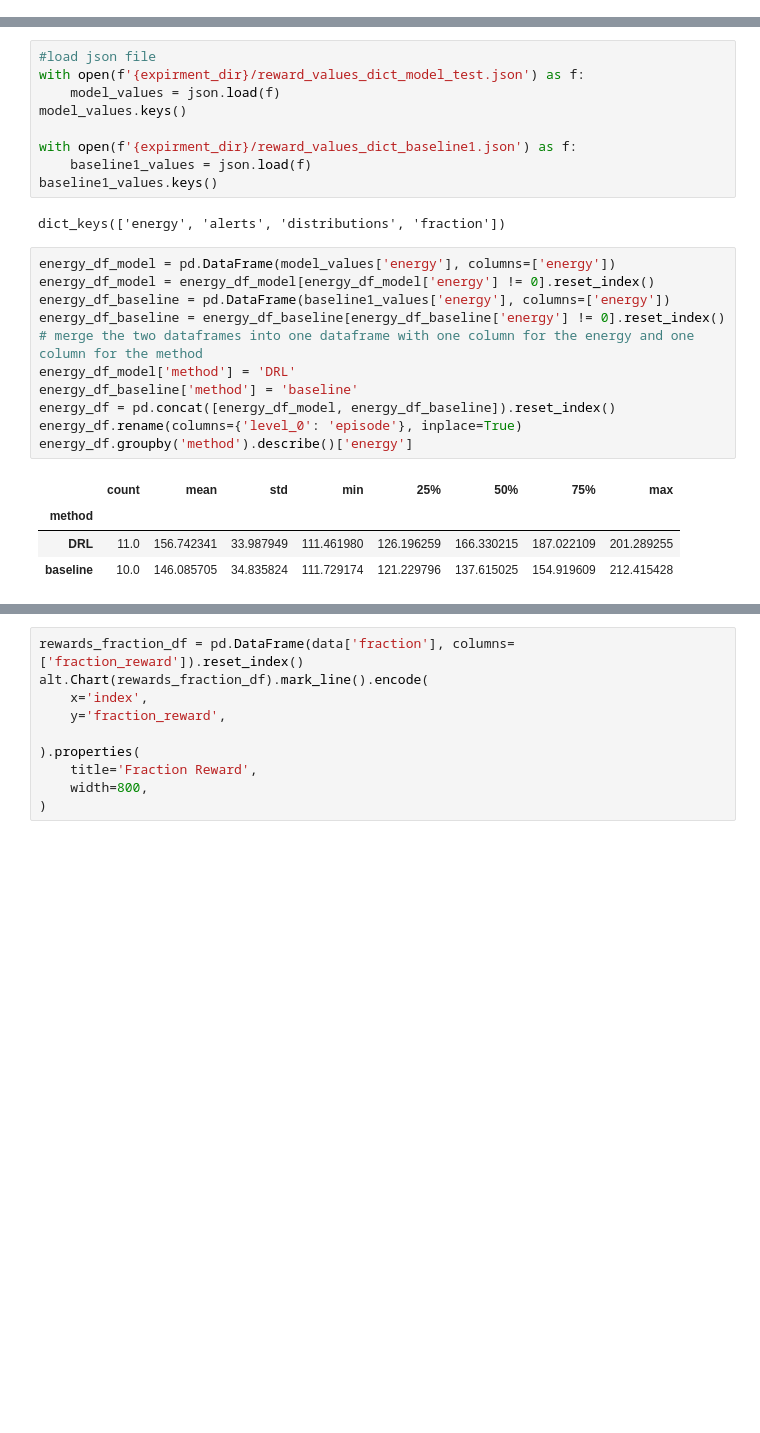
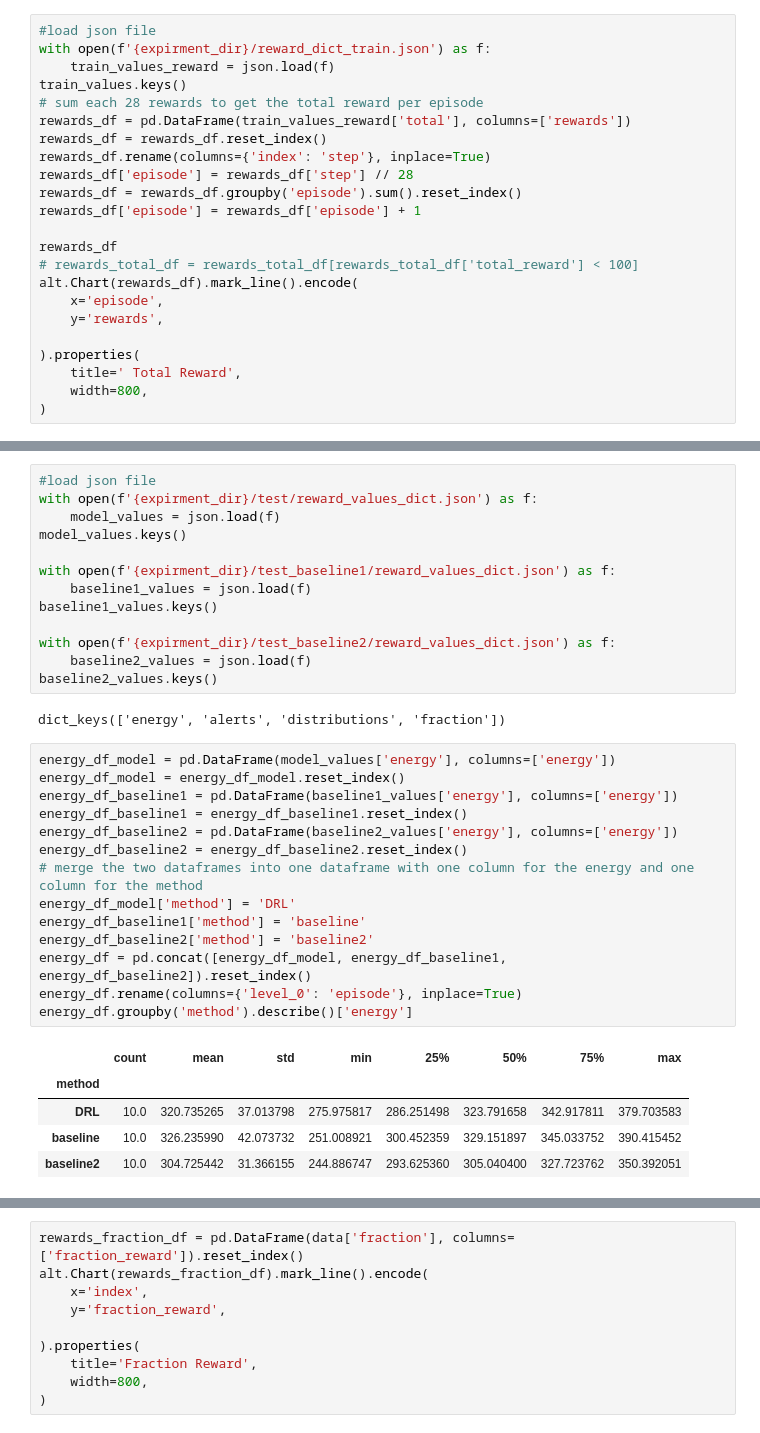
Before and after one commit to sapirani/GreenSecurityMeasurementAndOptimizationFramework, a Jupyter notebook: SplunkResearch/model/splunk_analysis.ipynb, the cells around one changed output, grey strips where cells are left out. Saved outputs shown, nothing was run; the diff lists cells and outputs as text; blank space fills up the shorter version.

```diff
--- a/SplunkResearch/model/splunk_analysis.ipynb
+++ b/SplunkResearch/model/splunk_analysis.ipynb
@@ -32,3 +32,26 @@ dict_keys(['energy', 'alerts', 'distributions', 'fraction'])
 energy_df_model_train = pd.DataFrame(train_values['energy'], columns=['energy'])
 energy_df_model_train = energy_df_model_train[energy_df_model_train['energy'] != 0].reset_index()
 energy_df_model_train.rename(columns={'index': 'episode'}, inplace=True)
+# %%
+#load json file
+with open(f'{expirment_dir}/reward_dict_train.json') as f:
+    train_values_reward = json.load(f)
+train_values.keys()
+# sum each 28 rewards to get the total reward per episode
+rewards_df = pd.DataFrame(train_values_reward['total'], columns=['rewards'])
+rewards_df = rewards_df.reset_index()
+rewards_df.rename(columns={'index': 'step'}, inplace=True)
+rewards_df['episode'] = rewards_df['step'] // 28
+rewards_df = rewards_df.groupby('episode').sum().reset_index()
+rewards_df['episode'] = rewards_df['episode'] + 1
+
+rewards_df
+# rewards_total_df = rewards_total_df[rewards_total_df['total_reward'] < 100]
+alt.Chart(rewards_df).mark_line().encode(
+    x='episode',
+    y='rewards',
+
+).properties(
+    title=' Total Reward',
+    width=800,
+)
@@ -45,27 +97,35 @@ alt.Chart(energy_df_model_train).mark_line().encode(
 # %%
 #load json file
-with open(f'{expirment_dir}/reward_values_dict_model_test.json') as f:
+with open(f'{expirment_dir}/test/reward_values_dict.json') as f:
     model_values = json.load(f)
 model_values.keys()
 
-with open(f'{expirment_dir}/reward_values_dict_baseline1.json') as f:
+with open(f'{expirment_dir}/test_baseline1/reward_values_dict.json') as f:
     baseline1_values = json.load(f)
 baseline1_values.keys()
+
+with open(f'{expirment_dir}/test_baseline2/reward_values_dict.json') as f:
+    baseline2_values = json.load(f)
+baseline2_values.keys()
 # %% [output]
 dict_keys(['energy', 'alerts', 'distributions', 'fraction'])
 # %%
 energy_df_model = pd.DataFrame(model_values['energy'], columns=['energy'])
-energy_df_model = energy_df_model[energy_df_model['energy'] != 0].reset_index()
-energy_df_baseline = pd.DataFrame(baseline1_values['energy'], columns=['energy'])
-energy_df_baseline = energy_df_baseline[energy_df_baseline['energy'] != 0].reset_index()
+energy_df_model = energy_df_model.reset_index()
+energy_df_baseline1 = pd.DataFrame(baseline1_values['energy'], columns=['energy'])
+energy_df_baseline1 = energy_df_baseline1.reset_index()
+energy_df_baseline2 = pd.DataFrame(baseline2_values['energy'], columns=['energy'])
+energy_df_baseline2 = energy_df_baseline2.reset_index()
 # merge the two dataframes into one dataframe with one column for the energy and one column for the method
 energy_df_model['method'] = 'DRL'
-energy_df_baseline['method'] = 'baseline'
-energy_df = pd.concat([energy_df_model, energy_df_baseline]).reset_index()
+energy_df_baseline1['method'] = 'baseline'
+energy_df_baseline2['method'] = 'baseline2'
+energy_df = pd.concat([energy_df_model, energy_df_baseline1, energy_df_baseline2]).reset_index()
 energy_df.rename(columns={'level_0': 'episode'}, inplace=True)
 energy_df.groupby('method').describe()['energy']
 # %% [output]
 |  | count | mean | std | min | 25% | 50% | 75% | max |
 | method |  |  |  |  |  |  |  |  |
-| DRL | 11.0 | 156.742341 | 33.987949 | 111.461980 | 126.196259 | 166.330215 | 187.022109 | 201.289255 |
-| baseline | 10.0 | 146.085705 | 34.835824 | 111.729174 | 121.229796 | 137.615025 | 154.919609 | 212.415428 |
+| DRL | 10.0 | 320.735265 | 37.013798 | 275.975817 | 286.251498 | 323.791658 | 342.917811 | 379.703583 |
+| baseline | 10.0 | 326.235990 | 42.073732 | 251.008921 | 300.452359 | 329.151897 | 345.033752 | 390.415452 |
+| baseline2 | 10.0 | 304.725442 | 31.366155 | 244.886747 | 293.625360 | 305.040400 | 327.723762 | 350.392051 |
```
Also changed, not shown: parts of 24 cells of this notebook, 5 other files.
